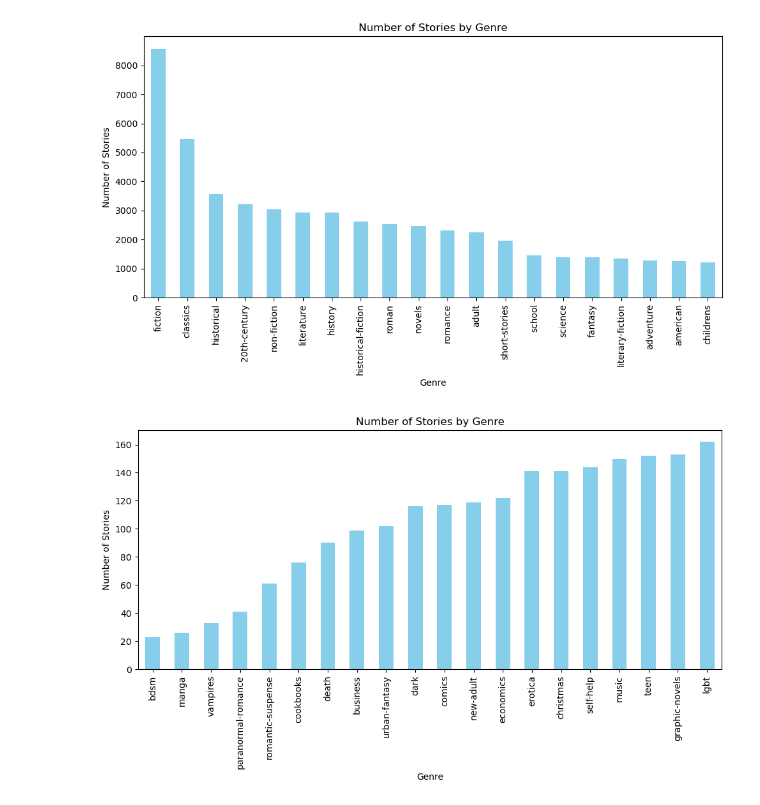
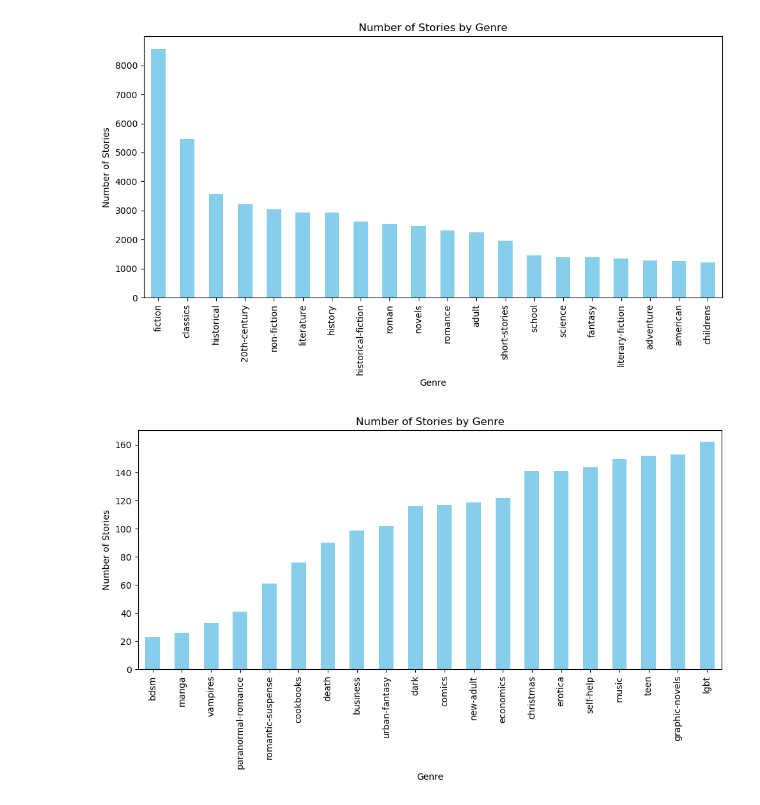
Before and after one commit to LoombaSetu/talk-BERTy-to-me, a Jupyter notebook: exploration.ipynb, the cells around one changed output. Saved outputs shown, nothing was run; the diff lists cells and outputs as text; code cells hidden in the pictures.

```diff
--- a/exploration.ipynb
+++ b/exploration.ipynb
@@ -33,11 +33,10 @@ universal_set_list = list(universal_set)
 # %%
-def OneHotEncodeGenres(genres):
-    return [1 if genre in genres else 0 for genre in universal_set_list]
+# def OneHotEncodeGenres(genres):
+#     return [1 if genre in genres else 0 for genre in universal_set_list]
 
-data_gutenberg.loc[:,'genre_one_hot'] = data_gutenberg['genres'].apply(lambda x: OneHotEncodeGenres(x))
+# data_gutenberg.loc[:,'genre_one_hot'] = data_gutenberg['genres'].apply(lambda x: OneHotEncodeGenres(x))
 # %%
-genre_df = pd.DataFrame(data_gutenberg['genres'])
 for genre in universal_set_list:
-    genre_df[genre] = genre_df['genres'].apply(lambda x: 1 if genre in x else 0)
+    data_gutenberg[genre] = data_gutenberg['genres'].apply(lambda x: 1 if genre in x else 0)
 
-genre_df.head(3)
+data_gutenberg.drop(columns=['genres'], inplace=True)
@@ -62,14 +55,14 @@ plt.show()
 [figure]
 # %%
 #Plotting number of stories by genre
-genre_counts = genre_df.drop(columns=['genres']).sum().sort_values()[:20]
+genre_counts_low = data_gutenberg.drop(columns=['title','text']).sum().sort_values()[:20]
 plt.figure(figsize=(10, 6))
-genre_counts.plot(kind='bar', color='skyblue')
+genre_counts_low.plot(kind='bar', color='skyblue')
 plt.title('Number of Stories by Genre')
 plt.xlabel('Genre')
 plt.ylabel('Number of Stories')
 plt.xticks(rotation=90)
 plt.tight_layout()
 plt.show()
 # %% [output]
-[figure, old version]
+[figure, new version]
```
Also changed, not shown: parts of 21 cells of this notebook.
